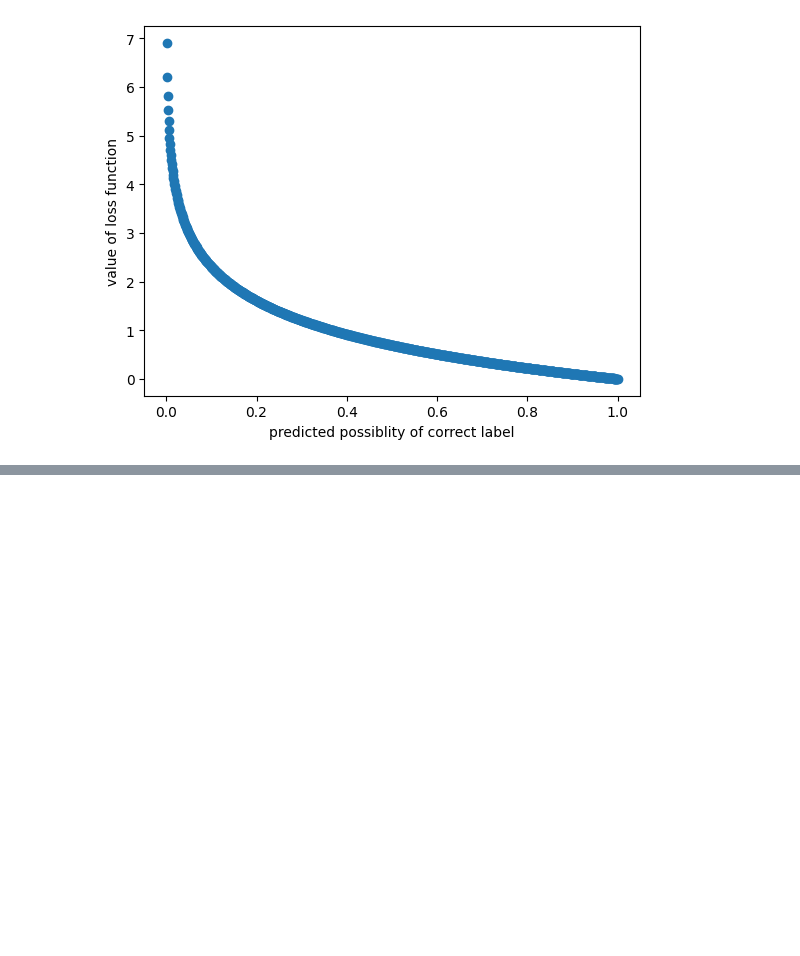
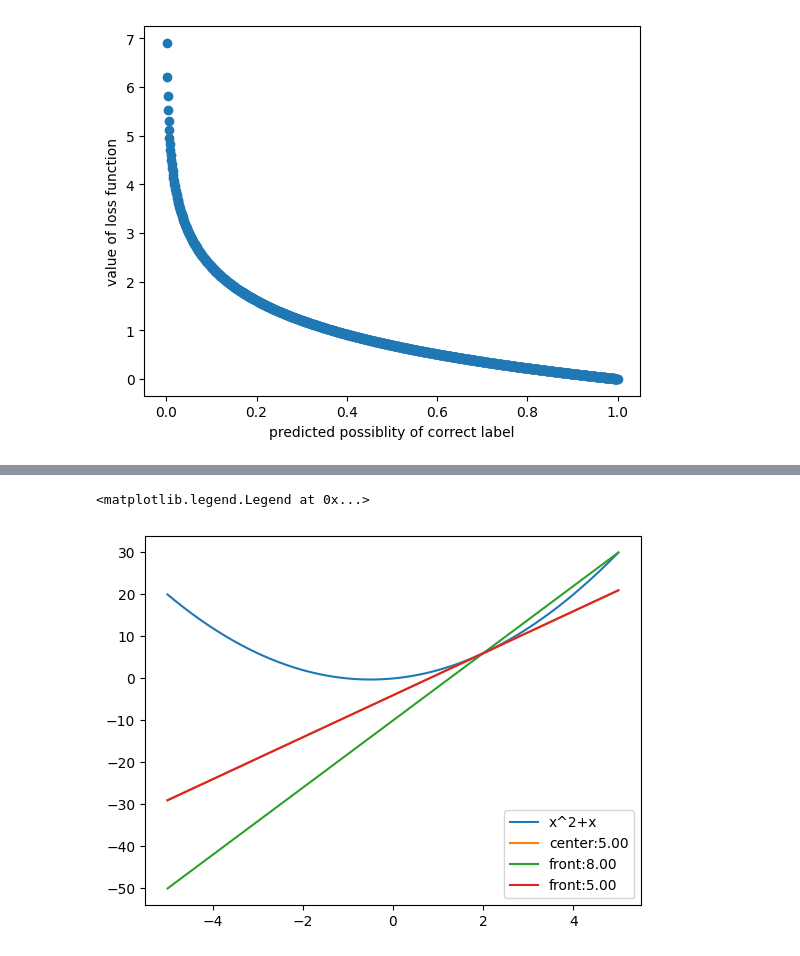
Before and after one commit to yutaro1127/zerotsuku, a Jupyter notebook: zerotsuku.ipynb, the cells around one changed output, grey strips where cells are left out. Drawn from its saved outputs; the diff is of its cells as text; code cells hidden in the pictures; blank space fills up the shorter version.

```diff
--- a/zerotsuku.ipynb
+++ b/zerotsuku.ipynb
@@ -654,0 +717,31 @@ def cross_entropy_error(pred,train):
+# %%
+def f(x):
+    return (x**2 + x)
+
+x = np.linspace(-5,5,1000)
+y = f(x)
+
+h=3
+h2=1e-4
+
+x_center=2
+point=(x_center,f(x_center))
+diff_center = (f(point[0]+h)-f(point[0]-h)) / (2*h)
+y_center = diff_center*(x-point[0])+point[1]
+diff_front = (f(point[0]+h)-f(point[0])) / (h)
+y_front = diff_front*(x-point[0])+point[1]
+
+diff_center_delta = (f(point[0]+h2)-f(point[0]-h2)) / (2*h2)
+y_center_delta = diff_center*(x-point[0])+point[1]
+
+
+plt.plot(x,y,label='x^2+x')
+plt.plot(x,y_center,label=f'center:{diff_center:.2f}')
+plt.plot(x,y_front,label=f'front:{diff_front:.2f}')
+plt.plot(x,y_center_delta,label=f'front:{diff_center_delta:.2f}')
+# plt.xlim(point[0]-.001,point[0]+.001)
+# plt.ylim(point[1]-.001,point[1]+.001)
+plt.legend()
+# %% [output]
+<matplotlib.legend.Legend at 0x...>
+[figure, added]
```
Also changed, not shown: parts of 10 cells of this notebook.
